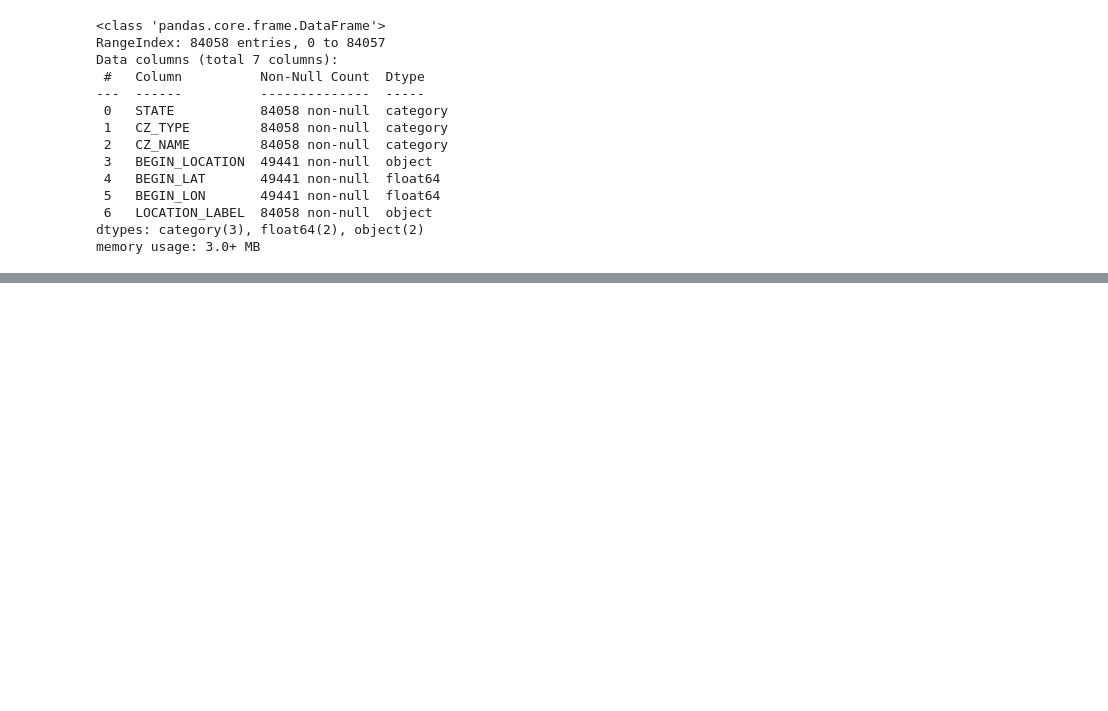
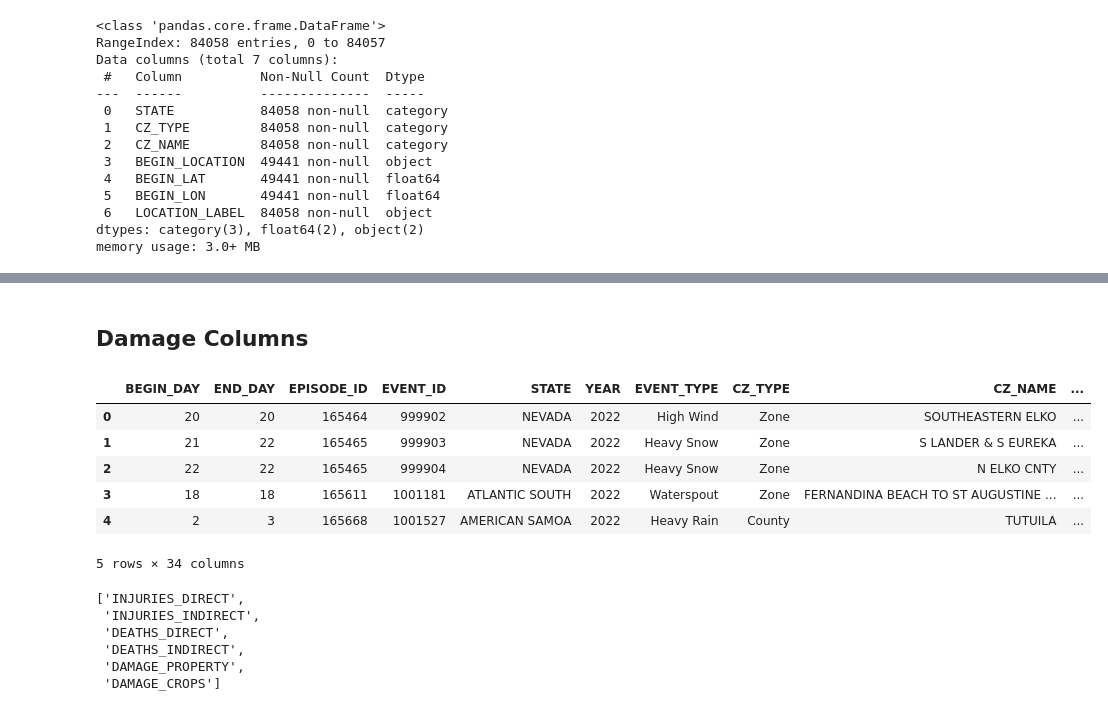
Before and after one commit to sushmita212/Parametric_Weather_Risk_Modeling, a Jupyter notebook: notebooks/Data_cleaning.ipynb, the cells around one changed output, grey strips where cells are left out. Cells and saved outputs as stored; diff of their text form; code cells hidden in the pictures; blank space fills up the shorter version.

```diff
--- a/notebooks/Data_cleaning.ipynb
+++ b/notebooks/Data_cleaning.ipynb
@@ -766,3 +765,5 @@ df_year[location_cols].head()
 | 2 | NEVADA | Zone | N ELKO CNTY | NaN | NaN | NaN | N ELKO CNTY, NEVADA |
 | 3 | ATLANTIC SOUTH | Zone | FERNANDINA BEACH TO ST AUGUSTINE ... | PONTE VEDRA | 30.050 | -81.1700 | PONTE VEDRA, FERNANDINA BEACH TO ... |
 | 4 | AMERICAN SAMOA | County | TUTUILA | VAITOGI | -14.333 | -170.7157 | VAITOGI, TUTUILA, AMERICAN SAMOA |
+# %% [markdown]
+## Damage Columns
@@ -768,0 +775,22 @@ df_year[location_cols].head()
+# %%
+df_year.head()
+# %% [output]
+|  | BEGIN_DAY | END_DAY | EPISODE_ID | EVENT_ID | STATE | YEAR | EVENT_TYPE | CZ_TYPE | CZ_NAME | ... |
+| 0 | 20 | 20 | 165464 | 999902 | NEVADA | 2022 | High Wind | Zone | SOUTHEASTERN ELKO | ... |
+| 1 | 21 | 22 | 165465 | 999903 | NEVADA | 2022 | Heavy Snow | Zone | S LANDER & S EUREKA | ... |
+| 2 | 22 | 22 | 165465 | 999904 | NEVADA | 2022 | Heavy Snow | Zone | N ELKO CNTY | ... |
+| 3 | 18 | 18 | 165611 | 1001181 | ATLANTIC SOUTH | 2022 | Waterspout | Zone | FERNANDINA BEACH TO ST AUGUSTINE ... | ... |
+| 4 | 2 | 3 | 165668 | 1001527 | AMERICAN SAMOA | 2022 | Heavy Rain | County | TUTUILA | ... |
+5 rows × 34 columns
+# %%
+damage_cols = [col for col in df_year.columns
+               if any(key in col.upper() for key in ['DAMAGE', 'FATAL', 'DEATH', 'INJUR', 'LOSS', 'CROP'])
+               and col.upper() != "FATALITY_ID"] # Fatality_ID is an identifier, not a damage column
+damage_cols
+# %% [output]
+['INJURIES_DIRECT',
+ 'INJURIES_INDIRECT',
+ 'DEATHS_DIRECT',
+ 'DEATHS_INDIRECT',
+ 'DAMAGE_PROPERTY',
+ 'DAMAGE_CROPS']
```
Also changed, not shown: parts of 19 cells of this notebook, 1 other file.
